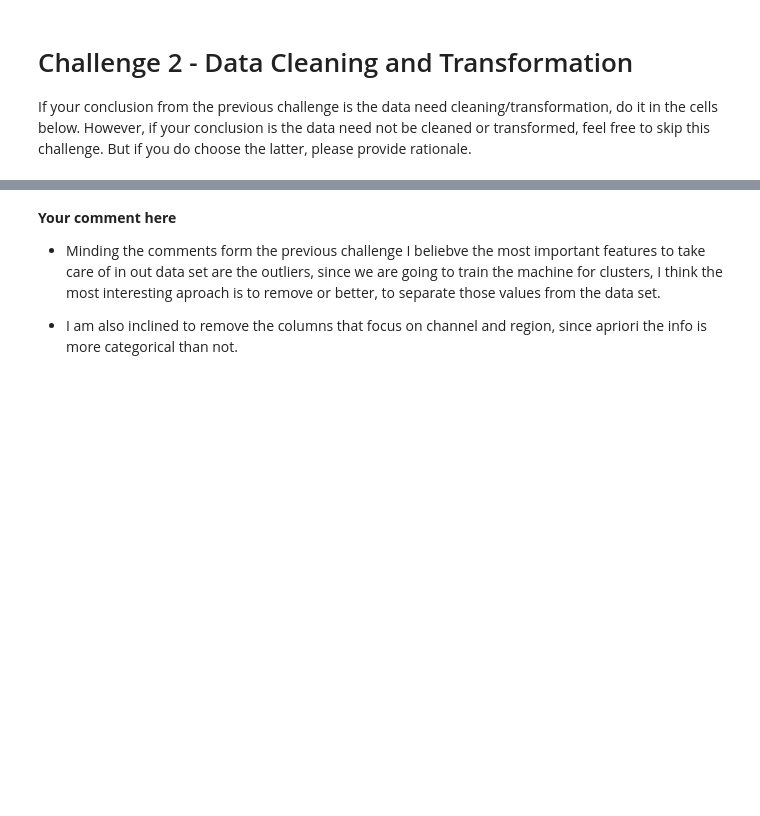
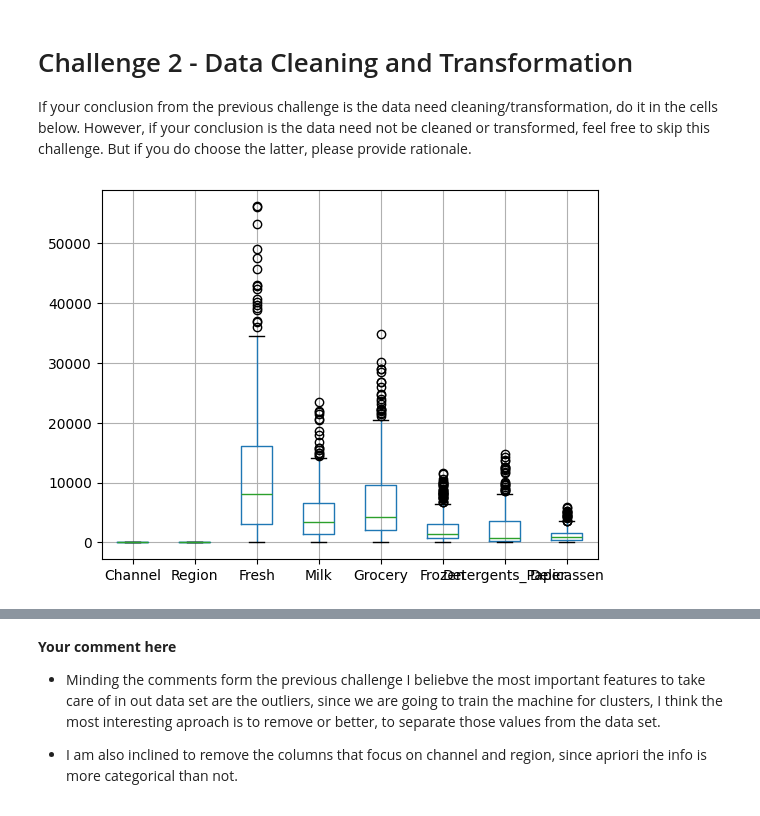
Before and after one commit to Ironhack-Data-Madrid-Octubre-2023/7.4-lab_unsupervised_learning, a Jupyter notebook: your-code/main.ipynb, the cells around one changed output, grey strips where cells are left out. Saved outputs shown, nothing was run; the diff lists cells and outputs as text; code cells hidden in the pictures; blank space fills up the shorter version.

Commit message:
"Filtered Data Frame"

```diff
--- a/your-code/main.ipynb
+++ b/your-code/main.ipynb
@@ -126,0 +125,14 @@ If your conclusion from the previous challenge is the data need cleaning/transfo
+# %%
+# Your code here
+
+Q1 = customers.quantile(0.25)
+Q3 = customers.quantile(0.75)
+IQR = Q3 - Q1                                                                                   # calculate IQR for column Height
+
+
+threshold = 3
+filtered_customers = customers[(customers >= Q1 - threshold * IQR) & (customers <= Q3 + threshold * IQR)].dropna() # identify outliers
+# %%
+filtered_customers.boxplot();
+# %% [output]
+[figure, added]
```
Also changed, not shown: parts of 6 cells of this notebook.
